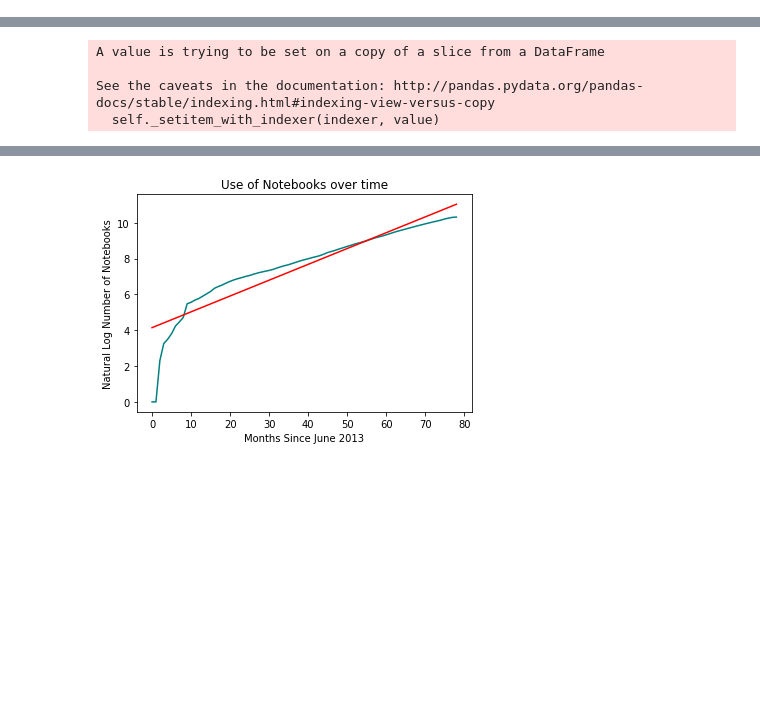
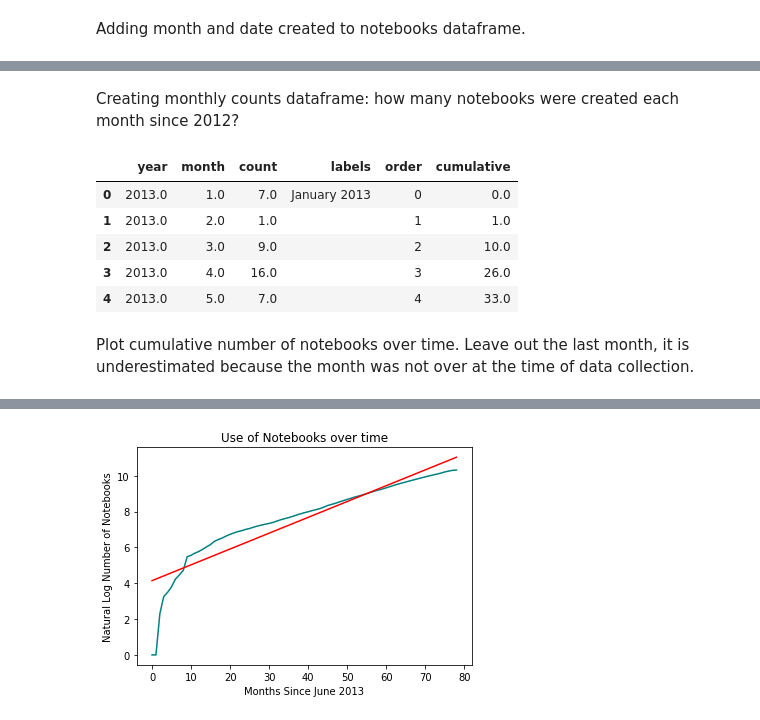
Before and after one commit to jupyter/notebook-research, a Jupyter notebook: analysis_notebooks/1_Popularity.ipynb, the cells around one changed output, grey strips where cells are left out. Drawn from its saved outputs; the diff is of its cells as text; code cells hidden in the pictures; blank space fills up the shorter version.

```diff
--- a/analysis_notebooks/1_Popularity.ipynb
+++ b/analysis_notebooks/1_Popularity.ipynb
@@ -37,6 +37,13 @@ DATE_CHOICE = 'created_at'
+# %% [markdown]
+Adding month and date created to notebooks dataframe.
 # %%
-notebooks['python_version'] = ['' if p.lang_name != 'python' else str_to_version[p.lang_version] for i, p in notebooks.iterrows()]
-over_time = notebooks.merge(repos, on = 'repo_id')[['file','lang_name','python_version',DATE_CHOICE]]
+notebooks['python_version'] = [
+    '' if p.lang_name != 'python'
+    else str_to_version[p.lang_version]
+    for i, p in notebooks.iterrows()
+]
+
+over_time = notebooks.merge(repos, on = 'repo_id').copy()[['file','lang_name','python_version',DATE_CHOICE]]
 over_time[DATE_CHOICE] = pd.to_datetime(over_time[DATE_CHOICE])
 over_time['month'] = [c.month for c in over_time[DATE_CHOICE]]
 over_time['year'] = [c.year for c in over_time[DATE_CHOICE]]
@@ -48,44 +55,49 @@ over_time.head()
 | 2 | Flare-k..rokkyw..khukyw_Python...... | NaN |  | 2019-07-03 13:06:01+00:00 | 7 | 2019 |
 | 3 | Flare-k..rokkyw..khukyw_Python..S... | python | 3.7 | 2019-07-03 13:06:01+00:00 | 7 | 2019 |
 | 4 | vishalrajak..Machine-Learning-and... | python | 3.7 | 2019-07-01 00:54:15+00:00 | 7 | 2019 |
+# %% [markdown]
+Creating monthly counts dataframe: how many notebooks were created each month since 2012?
 # %%
-yearly_counts = over_time[over_time.year > 2012].groupby(['year', 'month'])['file'].count().reset_index().rename(columns={'file':'count'})
+monthly_counts = over_time[over_time.year > 2012].groupby(['year', 'month'])['file'].count().reset_index().rename(columns={'file':'count'})
 to_append = {'year':[],'month':[],'count':[]}
 for year in range(2013, 2020):
     if year == 2013:
         r = range(6, 13)
     elif year == 2019:
         r = range(1, 7)
     else:
         r = range(1, 13)
 
     for month in r:
-        if len(yearly_counts[np.logical_and(yearly_counts.year == year, yearly_counts.month == month)]) == 0:
+        if len(monthly_counts[np.logical_and(monthly_counts.year == year, monthly_counts.month == month)]) == 0:
             to_append['year'].append(year)
             to_append['month'].append(month)
             to_append['count'].append(0)
 
-yearly_counts = pd.concat([yearly_counts, pd.DataFrame(to_append)]).sort_values(by = ['year','month'])
-yearly_counts['labels'] = [
-    calendar.month_name[int(row['month'])] +' '+ str(int(row['year'])) for i, row in yearly_counts.iterrows()
+monthly_counts = pd.concat([monthly_counts, pd.DataFrame(to_append)]).sort_values(by = ['year','month'])
+monthly_counts['labels'] = [
+    calendar.month_name[int(row['month'])] +' '+ str(int(row['year'])) if i%6 == 0 else ''
+    for i, row in monthly_counts.iterrows()
 ]
 
-yearly_counts['order'] = list(range(len(yearly_counts)))
-yearly_counts = yearly_counts.reset_index(drop = True)
+monthly_counts['order'] = list(range(len(monthly_counts)))
+monthly_counts = monthly_counts.reset_index(drop = True)
 
-for i in range(len(yearly_counts)):
-    if i%6 != 0:
-        yearly_counts['labels'].iloc[i] = ''
 
 cumulative = [0]
-for i in range(1,len(yearly_counts)):
-    cumulative.append(yearly_counts['count'].iloc[i] + cumulative[i-1])
+for i in range(1,len(monthly_counts)):
+    cumulative.append(monthly_counts['count'].iloc[i] + cumulative[i-1])
 
-yearly_counts['cumulative'] = cumulative
+monthly_counts['cumulative'] = cumulative
+monthly_counts.head()
 # %% [output]
-A value is trying to be set on a copy of a slice from a DataFrame
-
-See the caveats in the documentation: http://pandas.pydata.org/pandas-docs/stable/indexing.html#indexing-view-versus-copy
-  self._setitem_with_indexer(indexer, value)
+|  | year | month | count | labels | order | cumulative |
+| 0 | 2013.0 | 1.0 | 7.0 | January 2013 | 0 | 0.0 |
+| 1 | 2013.0 | 2.0 | 1.0 |  | 1 | 1.0 |
+| 2 | 2013.0 | 3.0 | 9.0 |  | 2 | 10.0 |
+| 3 | 2013.0 | 4.0 | 16.0 |  | 3 | 26.0 |
+| 4 | 2013.0 | 5.0 | 7.0 |  | 4 | 33.0 |
+# %% [markdown]
+Plot cumulative number of notebooks over time. Leave out the last month, it is underestimated because the month was not over at the time of data collection.
 # %%
 fig = plt.figure(figsize=(10, 5))
```
Also changed, not shown: parts of 24 cells of this notebook, 10 other files.
